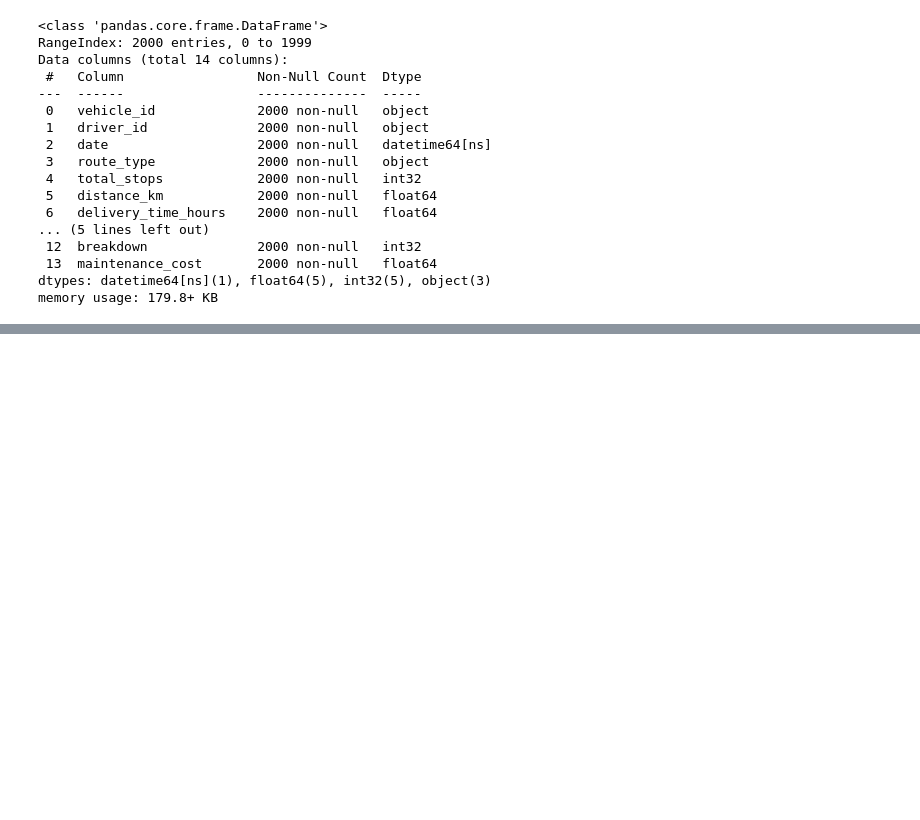
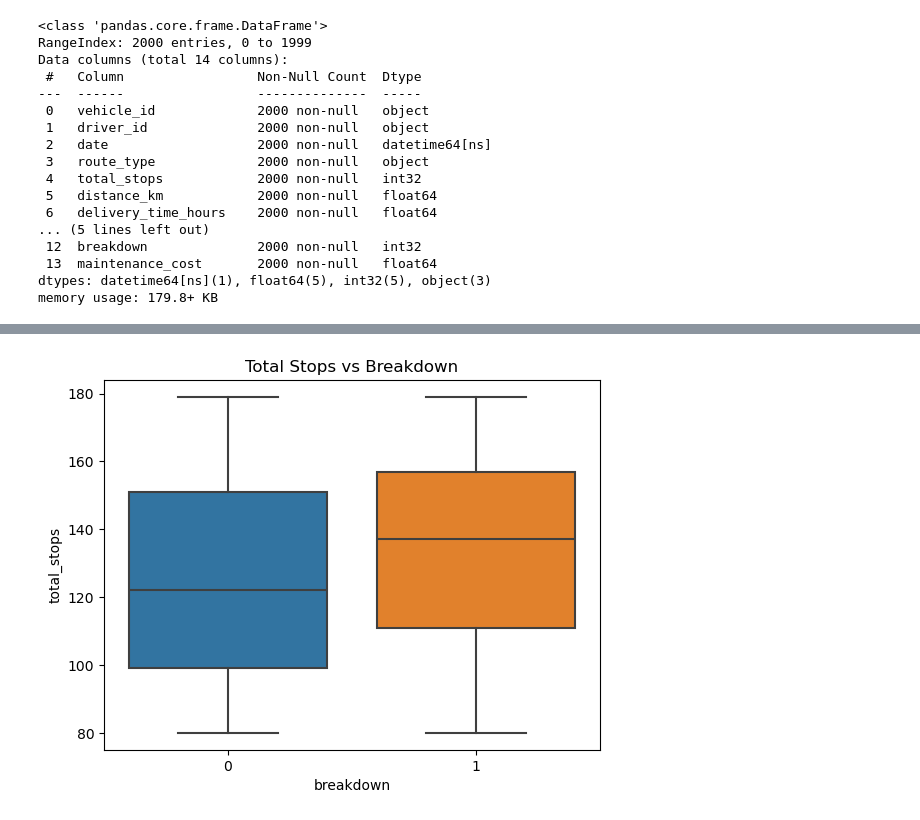
Before and after one commit to mamangwiro/fleet-performance-predictive-maintenance, a Jupyter notebook: notebooks/fleet_analysis.ipynb, the cells around one changed output, grey strips where cells are left out. Saved outputs shown, nothing was run; the diff lists cells and outputs as text; code cells hidden in the pictures; blank space fills up the shorter version.

```diff
--- a/notebooks/fleet_analysis.ipynb
+++ b/notebooks/fleet_analysis.ipynb
@@ -878,0 +279,6 @@ In conclusion, this project highlights how data-driven decision-making can enhan
+# %%
+sns.boxplot(x='breakdown', y='total_stops', data=df)
+plt.title("Total Stops vs Breakdown")
+plt.show()
+# %% [output]
+[figure, added]
```
Also changed, not shown: parts of 100 cells of this notebook.
